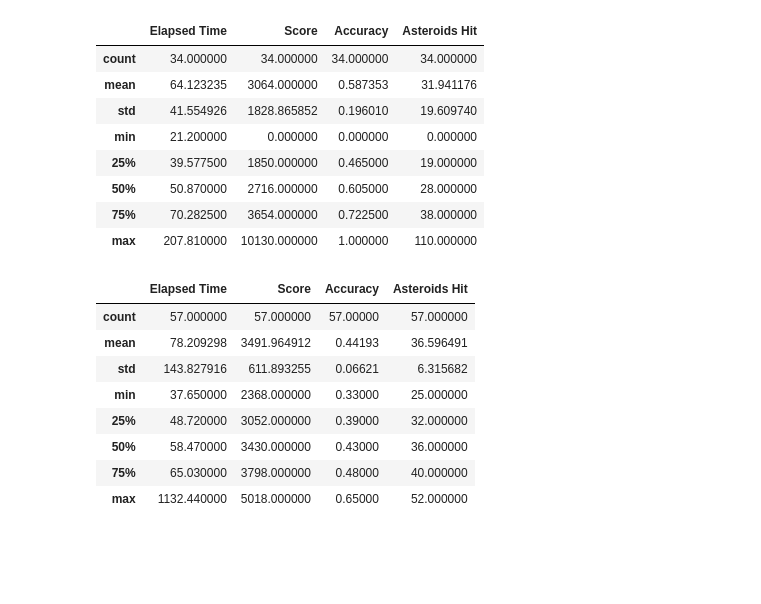
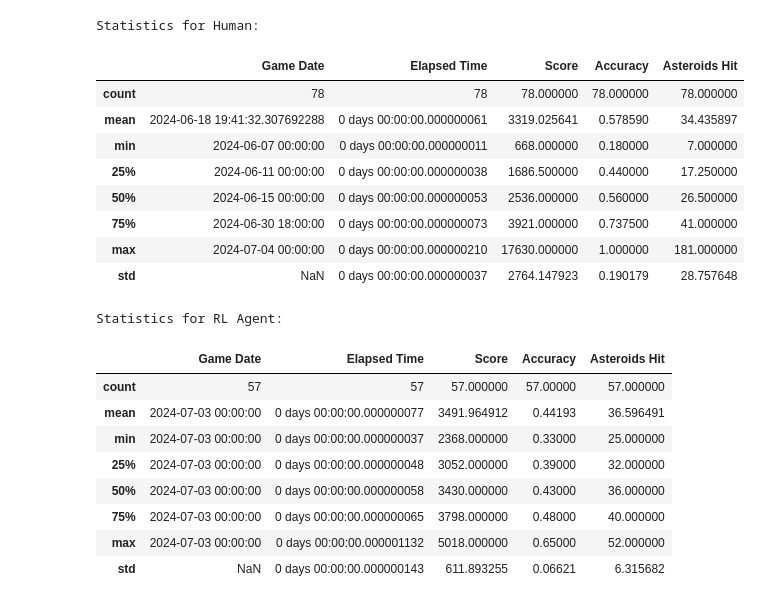
Before and after one commit to lokranjanp/Game-Data-Analysis, a Jupyter notebook: main.ipynb, the cells around one changed output. Drawn from its saved outputs; the diff is of its cells as text; code cells hidden in the pictures; blank space fills up the shorter version.

Commit message:
analysis using consolidated data

```diff
--- a/main.ipynb
+++ b/main.ipynb
@@ -6,27 +7,50 @@ import matplotlib.pyplot as plt
 # %%
-data1 = pd.read_csv('./data/human_game_data.csv')
-data2 = pd.read_csv('./data/RL_game_data.csv')
+# Load data
+human_data = pd.read_csv('./data/human_game_data.csv')
+rl_data = pd.read_csv('./data/RL_game_data.csv')
 # %%
-data1.describe()
+# Convert date columns to datetime format
+human_data['Game Date'] = pd.to_datetime(human_data['Game Date'])
+rl_data['Game Date'] = pd.to_datetime(rl_data['Game Date'])
+
+# Convert time columns to timedelta format
+human_data['Elapsed Time'] = pd.to_timedelta(human_data['Elapsed Time'])
+rl_data['Elapsed Time'] = pd.to_timedelta(rl_data['Elapsed Time'])
+
+threshold_duration = pd.to_timedelta('00:00:10')  # 10 seconds
+# Filter out early quits for human data
+human_data = human_data[(human_data['Asteroids Hit'] > 2) | (human_data['Elapsed Time'] > threshold_duration)]
+rl_data = rl_data[(rl_data['Asteroids Hit'] >= 2) | (rl_data['Elapsed Time'] >= threshold_duration)]
-# %% [output]
-|  | Elapsed Time | Score | Accuracy | Asteroids Hit |
-| count | 34.000000 | 34.000000 | 34.000000 | 34.000000 |
-| mean | 64.123235 | 3064.000000 | 0.587353 | 31.941176 |
-| std | 41.554926 | 1828.865852 | 0.196010 | 19.609740 |
-| min | 21.200000 | 0.000000 | 0.000000 | 0.000000 |
-| 25% | 39.577500 | 1850.000000 | 0.465000 | 19.000000 |
-| 50% | 50.870000 | 2716.000000 | 0.605000 | 28.000000 |
-| 75% | 70.282500 | 3654.000000 | 0.722500 | 38.000000 |
-| max | 207.810000 | 10130.000000 | 1.000000 | 110.000000 |
 # %%
-data2.describe()
+# Basic statistics
+def get_statistics(data, label):
+    print(f"Statistics for {label}:")
+    display(data.describe())
+    print("\n")
+
+get_statistics(human_data, "Human")
+get_statistics(rl_data, "RL Agent")
+
+print(human_data)
+print(rl_data)
 # %% [output]
+Statistics for Human:
-|  | Elapsed Time | Score | Accuracy | Asteroids Hit |
-| count | 57.000000 | 57.000000 | 57.00000 | 57.000000 |
-| mean | 78.209298 | 3491.964912 | 0.44193 | 36.596491 |
-| std | 143.827916 | 611.893255 | 0.06621 | 6.315682 |
-| min | 37.650000 | 2368.000000 | 0.33000 | 25.000000 |
-| 25% | 48.720000 | 3052.000000 | 0.39000 | 32.000000 |
-| 50% | 58.470000 | 3430.000000 | 0.43000 | 36.000000 |
-| 75% | 65.030000 | 3798.000000 | 0.48000 | 40.000000 |
-| max | 1132.440000 | 5018.000000 | 0.65000 | 52.000000 |
+|  | Game Date | Elapsed Time | Score | Accuracy | Asteroids Hit |
+| count | 78 | 78 | 78.000000 | 78.000000 | 78.000000 |
+| mean | 2024-06-18 19:41:32.307692288 | 0 days 00:00:00.000000061 | 3319.025641 | 0.578590 | 34.435897 |
+| min | 2024-06-07 00:00:00 | 0 days 00:00:00.000000011 | 668.000000 | 0.180000 | 7.000000 |
+| 25% | 2024-06-11 00:00:00 | 0 days 00:00:00.000000038 | 1686.500000 | 0.440000 | 17.250000 |
+| 50% | 2024-06-15 00:00:00 | 0 days 00:00:00.000000053 | 2536.000000 | 0.560000 | 26.500000 |
+| 75% | 2024-06-30 18:00:00 | 0 days 00:00:00.000000073 | 3921.000000 | 0.737500 | 41.000000 |
+| max | 2024-07-04 00:00:00 | 0 days 00:00:00.000000210 | 17630.000000 | 1.000000 | 181.000000 |
+| std | NaN | 0 days 00:00:00.000000037 | 2764.147923 | 0.190179 | 28.757648 |
+Statistics for RL Agent:
+|  | Game Date | Elapsed Time | Score | Accuracy | Asteroids Hit |
+| count | 57 | 57 | 57.000000 | 57.00000 | 57.000000 |
+| mean | 2024-07-03 00:00:00 | 0 days 00:00:00.000000077 | 3491.964912 | 0.44193 | 36.596491 |
+| min | 2024-07-03 00:00:00 | 0 days 00:00:00.000000037 | 2368.000000 | 0.33000 | 25.000000 |
+| 25% | 2024-07-03 00:00:00 | 0 days 00:00:00.000000048 | 3052.000000 | 0.39000 | 32.000000 |
+| 50% | 2024-07-03 00:00:00 | 0 days 00:00:00.000000058 | 3430.000000 | 0.43000 | 36.000000 |
+| 75% | 2024-07-03 00:00:00 | 0 days 00:00:00.000000065 | 3798.000000 | 0.48000 | 40.000000 |
+| max | 2024-07-03 00:00:00 | 0 days 00:00:00.000001132 | 5018.000000 | 0.65000 | 52.000000 |
+| std | NaN | 0 days 00:00:00.000000143 | 611.893255 | 0.06621 | 6.315682 |
```
Also changed, not shown: parts of 13 cells of this notebook, 1 other file.
